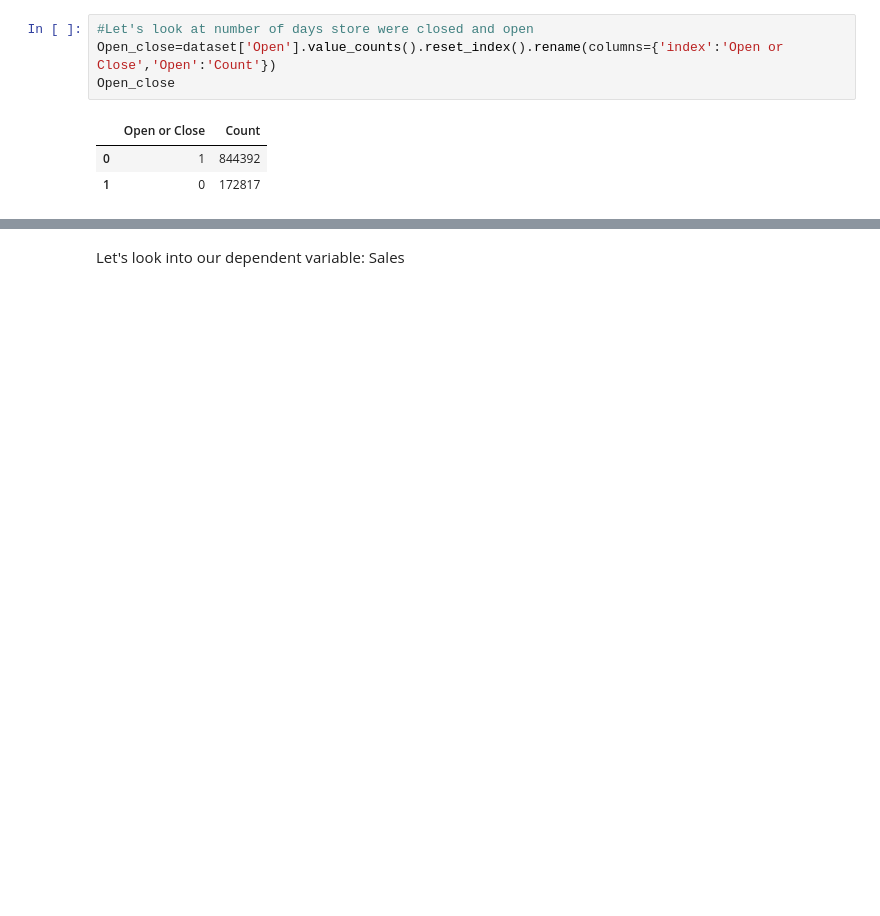
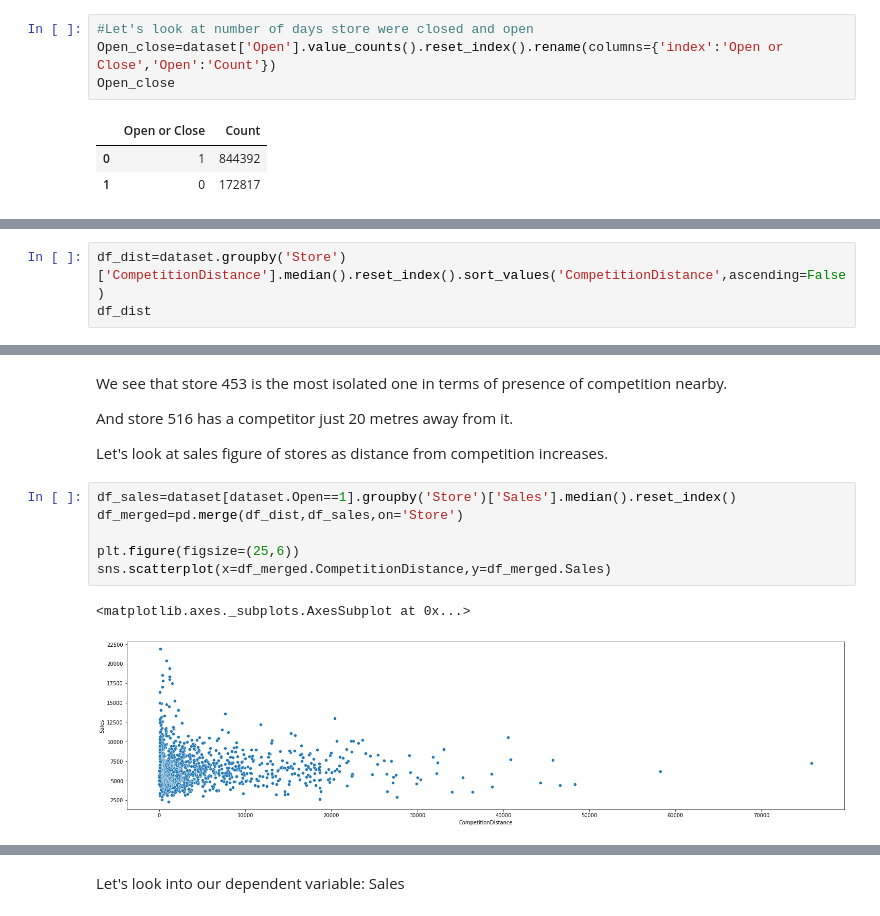
Before and after one commit to cpvivek/Rossman-Sales-Prediction-Machine-Learning-Regression-Model, a Jupyter notebook: Rossmann_Sales_Prediction_Capstone_Project_Vivek_CP.ipynb, the cells around one changed output, grey strips where cells are left out. Drawn from its saved outputs; the diff is of its cells as text; blank space fills up the shorter version.

```diff
--- a/Rossmann_Sales_Prediction_Capstone_Project_Vivek_CP.ipynb
+++ b/Rossmann_Sales_Prediction_Capstone_Project_Vivek_CP.ipynb
@@ -489,0 +604,3 @@ So it may be preferable to remove the rows where the stores were closed further
+# %%
+df_dist=dataset.groupby('Store')['CompetitionDistance'].median().reset_index().sort_values('CompetitionDistance',ascending=False)
+df_dist
@@ -489,0 +621,15 @@ So it may be preferable to remove the rows where the stores were closed further
+# %% [markdown]
+We see that store 453 is the most isolated one in terms of presence of competition nearby.
+
+And store 516 has a competitor just 20 metres away from it.
+
+Let's look at sales figure of stores as distance from competition increases.
+# %%
+df_sales=dataset[dataset.Open==1].groupby('Store')['Sales'].median().reset_index()
+df_merged=pd.merge(df_dist,df_sales,on='Store')
+
+plt.figure(figsize=(25,6))
+sns.scatterplot(x=df_merged.CompetitionDistance,y=df_merged.Sales)
+# %% [output]
+<matplotlib.axes._subplots.AxesSubplot at 0x...>
+[figure, added]
```
Also changed, not shown: parts of 219 cells of this notebook.
